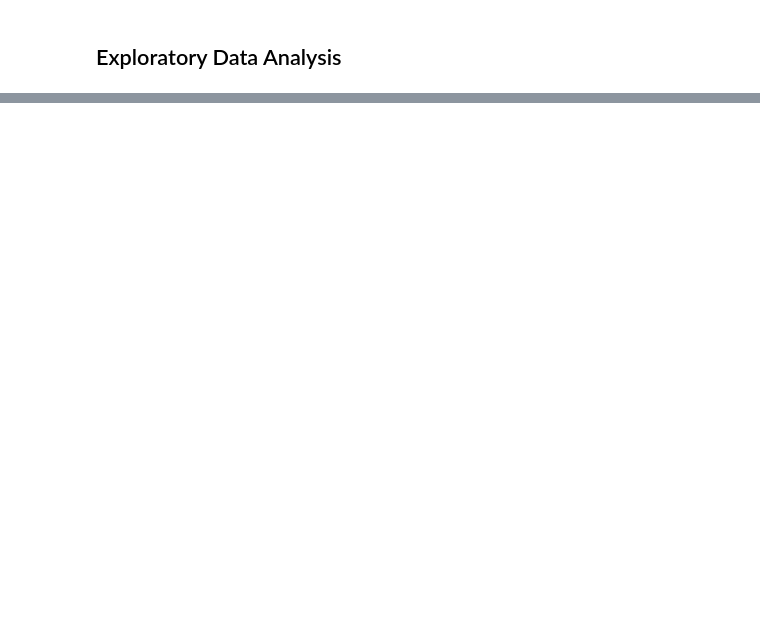
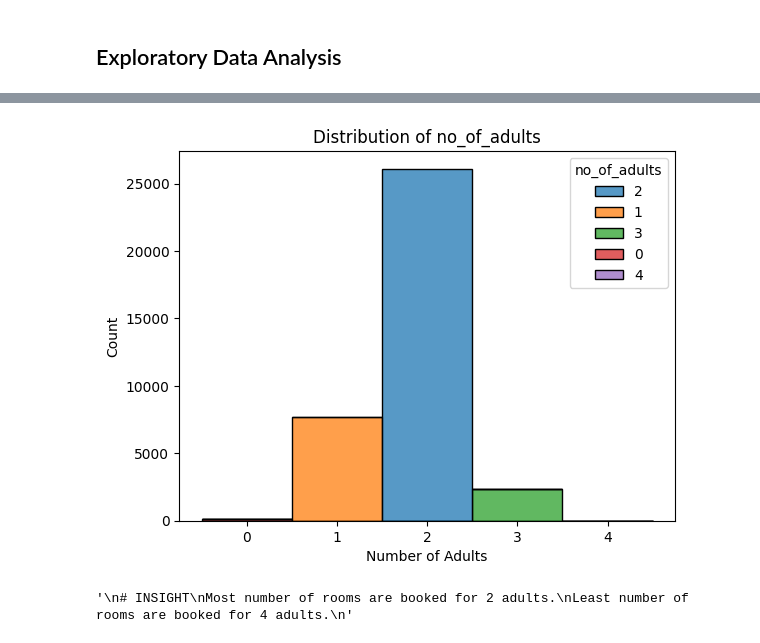
Before and after one commit to abhisheku-official/hotel-reservation-cancellations, a Jupyter notebook: hotel_booking_cancelation_prediction.ipynb, the cells around one changed output, grey strips where cells are left out. Saved outputs shown, nothing was run; the diff lists cells and outputs as text; code cells hidden in the pictures; blank space fills up the shorter version.

```diff
--- a/hotel_booking_cancelation_prediction.ipynb
+++ b/hotel_booking_cancelation_prediction.ipynb
@@ -130,6 +130,9 @@ Outlier in: no_of_previous_cancellations
 Outlier in: no_of_previous_bookings_not_canceled
 Outlier in: avg_price_per_room
 Outlier in: no_of_special_requests
+# %%
+# Removing Booking_ID from the dataframe
+df.drop('Booking_ID',axis=1,inplace=True)
 # %%
 # Finding Unique Data points in each of the Columns
 for column in df:
@@ -190,0 +186,16 @@ for column in df.columns:
+# %%
+sns.histplot(data=df, x='no_of_adults', bins=10, discrete=True, hue=df['no_of_adults'].astype(str), multiple='stack')
+plt.title('Distribution of no_of_adults')
+plt.xlabel('Number of Adults')
+plt.ylabel('Count')
+plt.show()
+
+"""
+# INSIGHT
+The majority of room bookings are made for 2 adults, followed by bookings
+for 1 adult and 3 adults, suggesting that most travelers are either couples
+or solo travelers, with fewer small group bookings.
+"""
+# %% [output]
+[figure, added]
+'\n# INSIGHT\nMost number of rooms are booked for 2 adults.\nLeast number of rooms are booked for 4 adults.\n'
```
Also changed, not shown: parts of 7 cells of this notebook.
